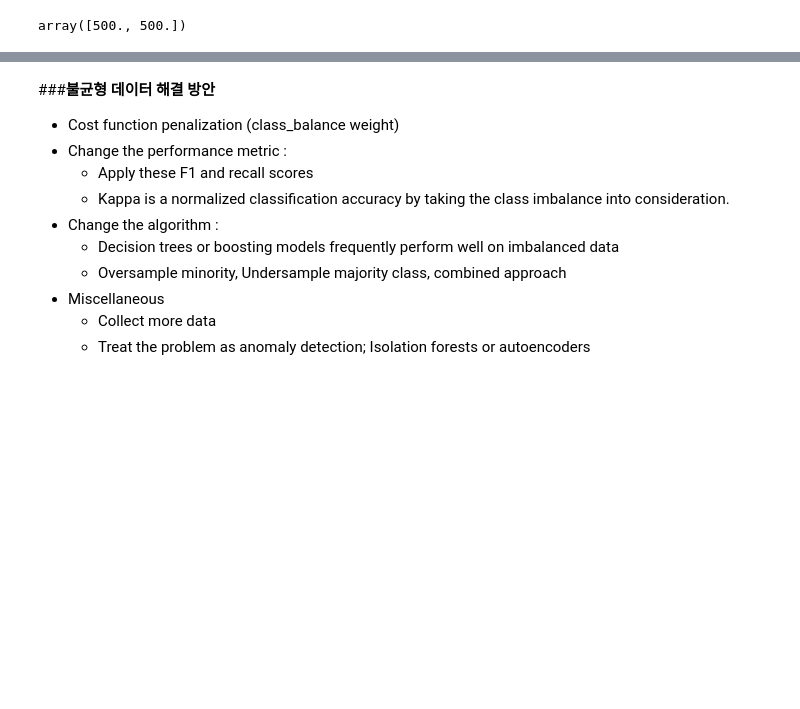
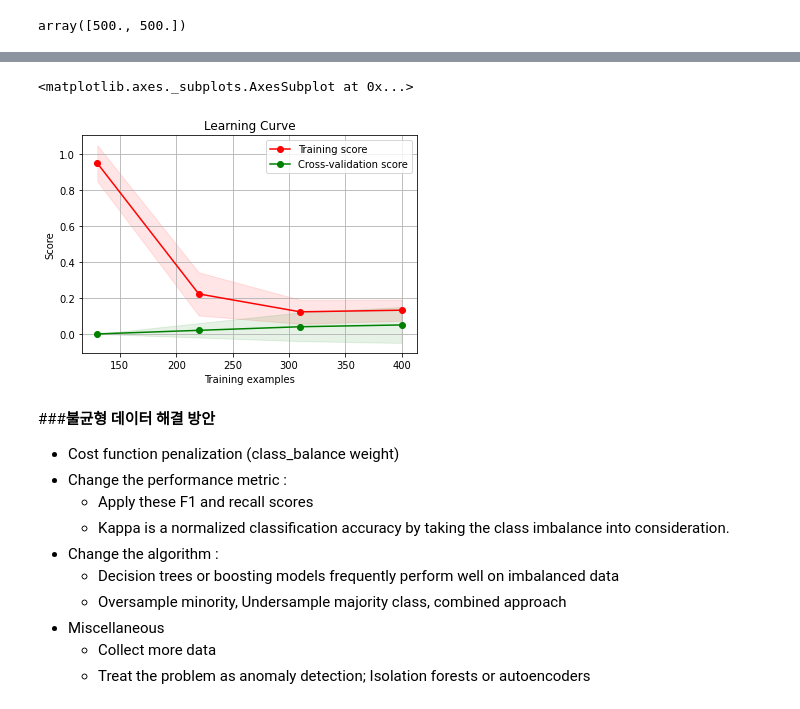
Before and after one commit to ancestor9/aSSIST, a Jupyter notebook: 16_Imbalance data.ipynb, the cells around one changed output, grey strips where cells are left out. Cells and saved outputs as stored; diff of their text form; code cells hidden in the pictures; blank space fills up the shorter version.

```diff
--- a/16_Imbalance data.ipynb
+++ b/16_Imbalance data.ipynb
@@ -351,3 +357,8 @@ metrics.matthews_corrcoef(y_test, y_pred)
+# %%
+skplt.estimators.plot_learning_curve(model, X_train, y_train, scoring='precision')
+# %% [output]
+<matplotlib.axes._subplots.AxesSubplot at 0x...>
+[figure, added]
 # %% [markdown]
 ###**불균형 데이터 해결 방안**
 - Cost function penalization (class_balance weight)
```
Also changed, not shown: parts of 10 cells of this notebook, 3 other files.
